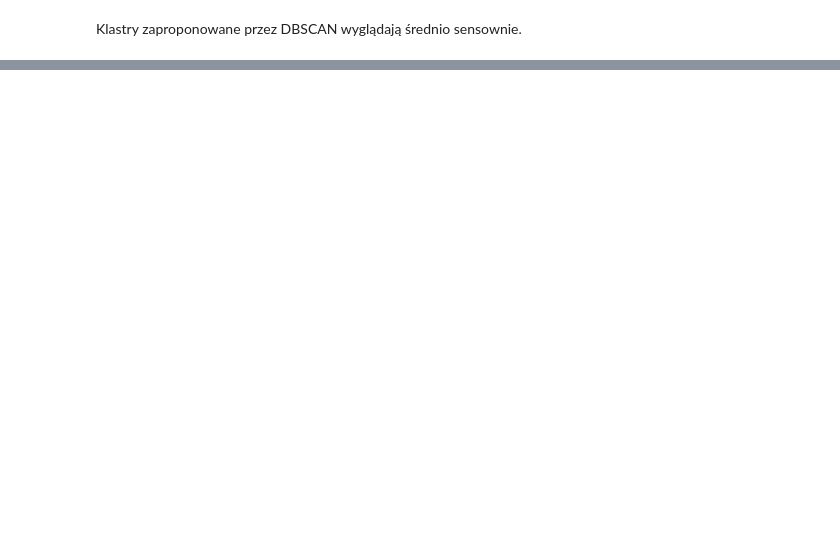
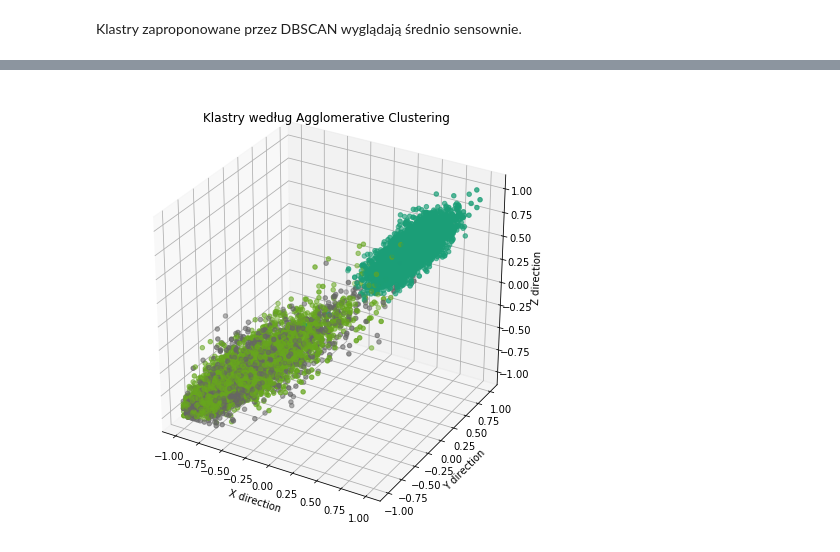
Before and after one commit to okcze/WUM-project-1, a Jupyter notebook: Projekt2/Final_model.ipynb, the cells around one changed output, grey strips where cells are left out. Drawn from its saved outputs; the diff is of its cells as text; code cells hidden in the pictures; blank space fills up the shorter version.

```diff
--- a/Projekt2/Final_model.ipynb
+++ b/Projekt2/Final_model.ipynb
@@ -177,0 +222,4 @@ Klastry zaproponowane przez DBSCAN wyglądają średnio sensownie.
+# %%
+scatter_3D(fBodyGyro_entropy, labels_agg, "Klastry według Agglomerative Clustering")
+# %% [output]
+[figure, added]
```
Also changed, not shown: parts of 25 cells of this notebook.
